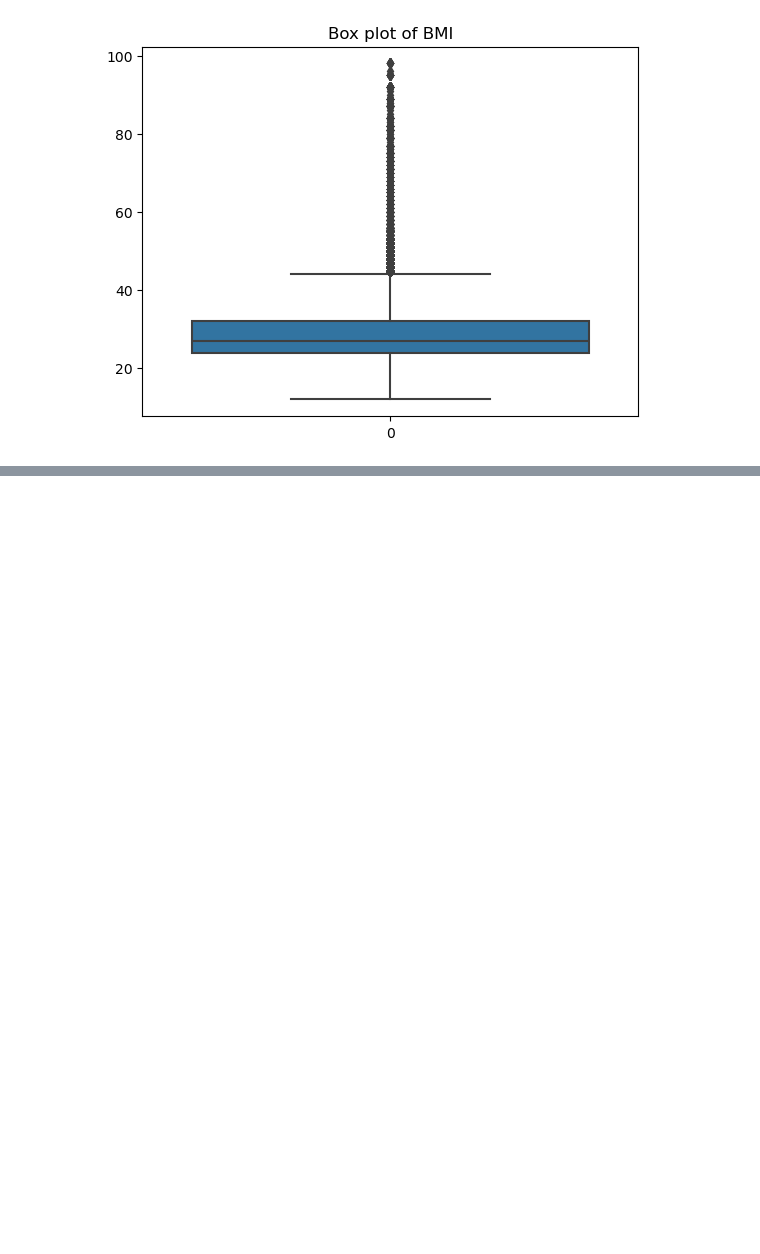
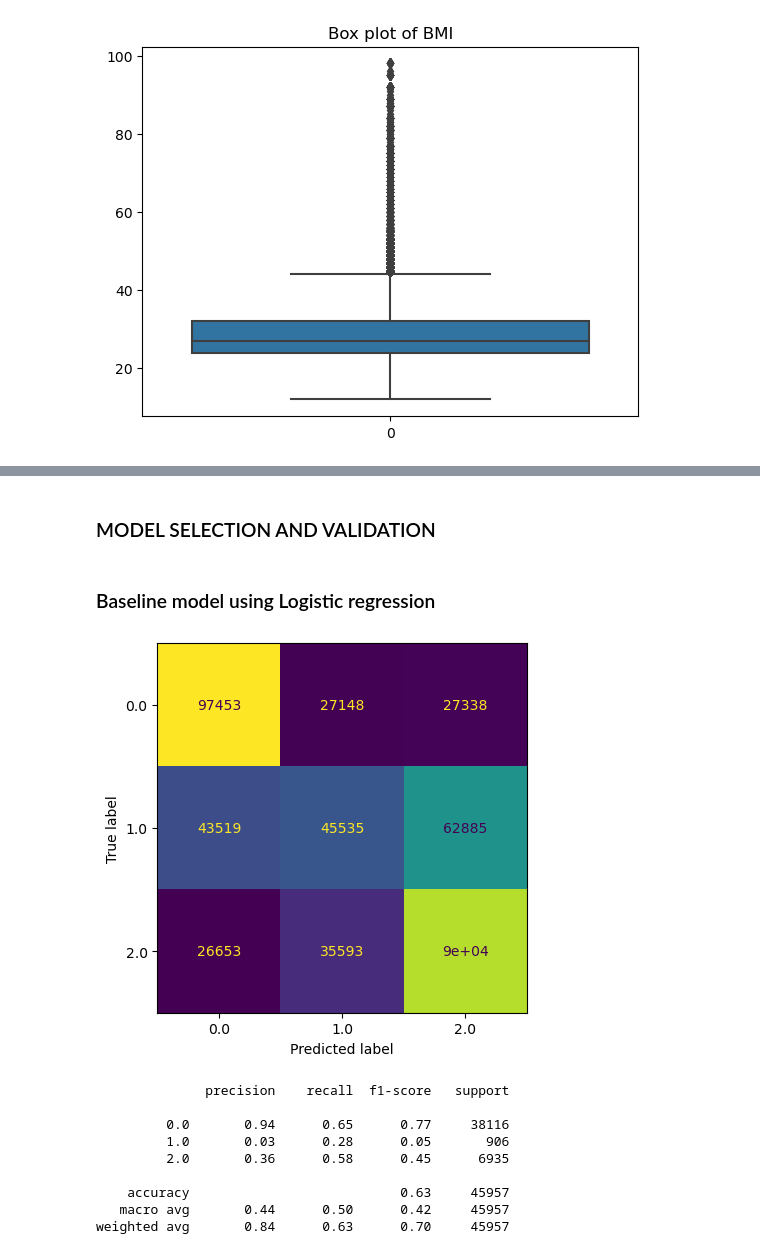
Before and after one commit to King-georges/Diabetes-Prediction-Project, a Jupyter notebook: Project_notebook.ipynb, the cells around one changed output, grey strips where cells are left out. Saved outputs shown, nothing was run; the diff lists cells and outputs as text; code cells hidden in the pictures; blank space fills up the shorter version.

```diff
--- a/Project_notebook.ipynb
+++ b/Project_notebook.ipynb
@@ -726,0 +741,6 @@ outliers
+# %%
+from sklearn.preprocessing import StandardScaler
+# Scale data
+scaler = StandardScaler()
+X_train_scaled = scaler.fit_transform(X_train)
+X_test_scaled = scaler.transform(X_test)
@@ -726,0 +768,41 @@ outliers
+# %% [markdown]
+### MODEL SELECTION AND VALIDATION
+# %% [markdown]
+### Baseline model using Logistic regression
+# %%
+import matplotlib.pyplot as plt
+from sklearn.metrics import ConfusionMatrixDisplay
+from sklearn.linear_model import LogisticRegression
+from sklearn.metrics import classification_report
+
+
+logreg = LogisticRegression(random_state=42)
+
+# Fit the model on the scaled data
+logreg.fit(X_train_resampled, y_train_resampled)
+
+# Predict on the test set
+logreg_preds = logreg.predict(X_test_scaled)
+
+# Create the ConfusionMatrixDisplay
+disp = ConfusionMatrixDisplay.from_estimator(estimator=logreg, X=X_train_resampled, y=y_train_resampled)
+
+
+colorbar = disp.figure_.axes[-1]
+colorbar.remove()
+
+# Show plot without color bar
+plt.show()
+
+print(classification_report(y_test,logreg_preds))
+# %% [output]
+[figure, added]
+              precision    recall  f1-score   support
+
+         0.0       0.94      0.65      0.77     38116
+         1.0       0.03      0.28      0.05       906
+         2.0       0.36      0.58      0.45      6935
+
+    accuracy                           0.63     45957
+   macro avg       0.44      0.50      0.42     45957
+weighted avg       0.84      0.63      0.70     45957
```
Also changed, not shown: parts of 9 cells of this notebook.
